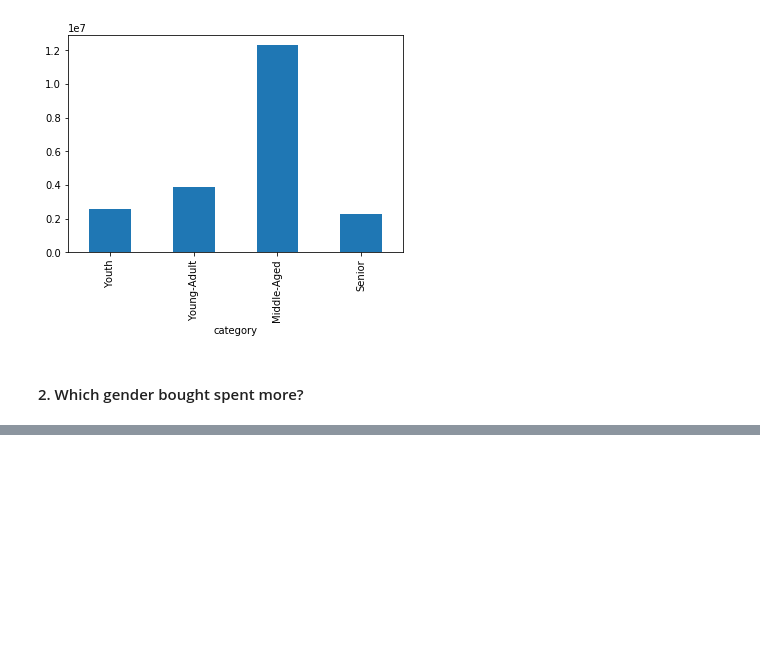
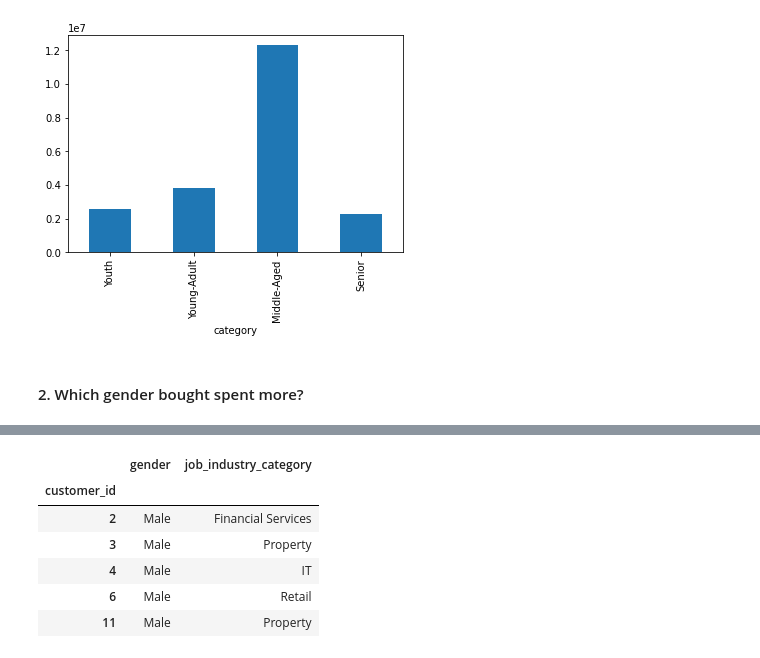
Before and after one commit to sandranachfoerg/python_workshop, a Jupyter notebook: NEW Python Workshop.ipynb, the cells around one changed output, grey strips where cells are left out. Drawn from its saved outputs; the diff is of its cells as text; code cells hidden in the pictures; blank space fills up the shorter version.

```diff
--- a/NEW Python Workshop.ipynb
+++ b/NEW Python Workshop.ipynb
@@ -457,0 +507,2 @@ plt.show()
+# %%
+df5 = df5.dropna()
@@ -457,0 +526,12 @@ plt.show()
+# %%
+c3 = df5.gender == 'Male'
+male_df = df5[c3]
+male_df.head()
+# %% [output]
+|  | gender | job_industry_category |
+| customer_id |  |  |
+| 2 | Male | Financial Services |
+| 3 | Male | Property |
+| 4 | Male | IT |
+| 6 | Male | Retail |
+| 11 | Male | Property |
```
Also changed, not shown: parts of 18 cells of this notebook.
